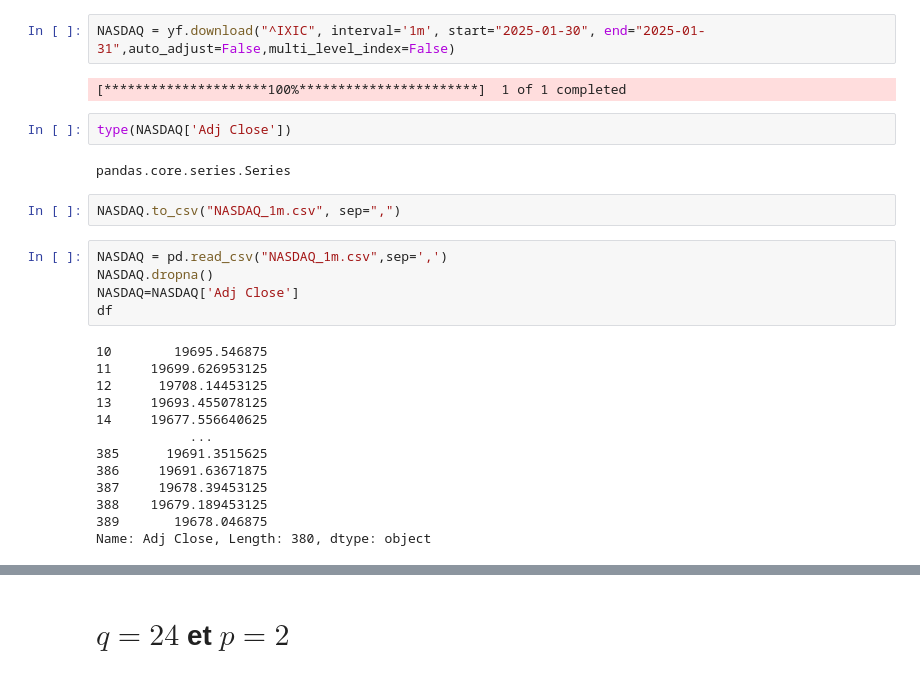
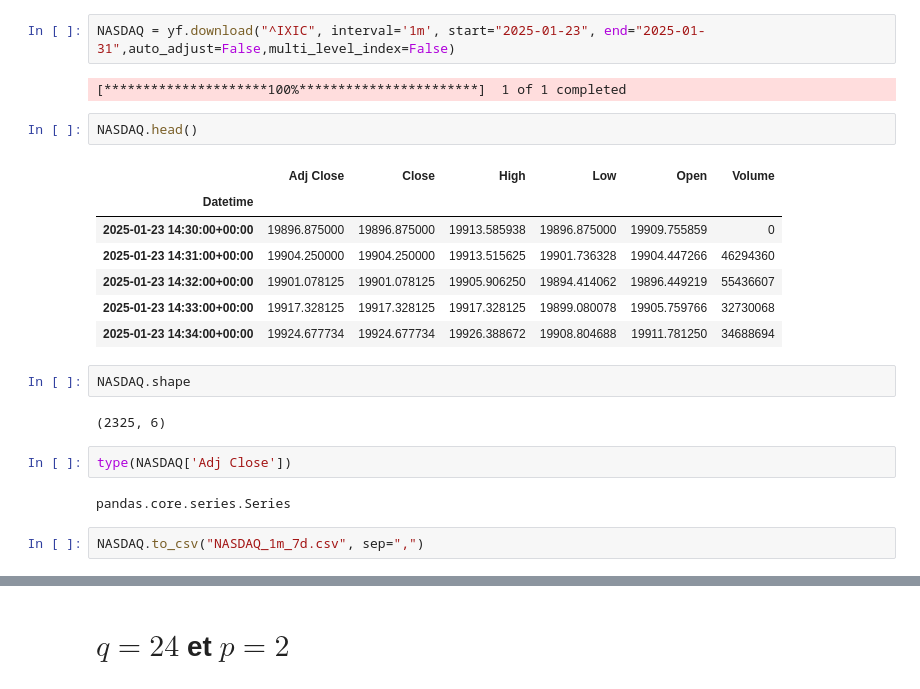
Before and after one commit to issakachaou/M1, a Jupyter notebook: Recherche/CODE_PYTHON/NASDAQ/HIGH_FREQ/NASDAQ_HIGH_FREQ.ipynb, the cells around one changed output, grey strips where cells are left out. Saved outputs shown, nothing was run; the diff lists cells and outputs as text.

```diff
--- a/Recherche/CODE_PYTHON/NASDAQ/HIGH_FREQ/NASDAQ_HIGH_FREQ.ipynb
+++ b/Recherche/CODE_PYTHON/NASDAQ/HIGH_FREQ/NASDAQ_HIGH_FREQ.ipynb
@@ -17,31 +17,27 @@ from statsmodels.tools.eval_measures import rmse, meanabs
 import seaborn as sns
 from statsmodels.stats.diagnostic import het_arch
 # %%
-NASDAQ = yf.download("^IXIC", interval='1m', start="2025-01-30", end="2025-01-31",auto_adjust=False,multi_level_index=False)
+NASDAQ = yf.download("^IXIC", interval='1m', start="2025-01-23", end="2025-01-31",auto_adjust=False,multi_level_index=False)
 # %% [output]
 [*********************100%***********************]  1 of 1 completed
+# %%
+NASDAQ.head()
+# %% [output]
+|  | Adj Close | Close | High | Low | Open | Volume |
+| Datetime |  |  |  |  |  |  |
+| 2025-01-23 14:30:00+00:00 | 19896.875000 | 19896.875000 | 19913.585938 | 19896.875000 | 19909.755859 | 0 |
+| 2025-01-23 14:31:00+00:00 | 19904.250000 | 19904.250000 | 19913.515625 | 19901.736328 | 19904.447266 | 46294360 |
+| 2025-01-23 14:32:00+00:00 | 19901.078125 | 19901.078125 | 19905.906250 | 19894.414062 | 19896.449219 | 55436607 |
+| 2025-01-23 14:33:00+00:00 | 19917.328125 | 19917.328125 | 19917.328125 | 19899.080078 | 19905.759766 | 32730068 |
+| 2025-01-23 14:34:00+00:00 | 19924.677734 | 19924.677734 | 19926.388672 | 19908.804688 | 19911.781250 | 34688694 |
+# %%
+NASDAQ.shape
+# %% [output]
+(2325, 6)
 # %%
 type(NASDAQ['Adj Close'])
 # %% [output]
 pandas.core.series.Series
 # %%
-NASDAQ.to_csv("NASDAQ_1m.csv", sep=",")
+NASDAQ.to_csv("NASDAQ_1m_7d.csv", sep=",")
-# %%
-NASDAQ = pd.read_csv("NASDAQ_1m.csv",sep=',')
-NASDAQ.dropna()
-NASDAQ=NASDAQ['Adj Close']
-df
-# %% [output]
-10        19695.546875
-11     19699.626953125
-12      19708.14453125
-13     19693.455078125
-14     19677.556640625
-            ...
-385      19691.3515625
-386     19691.63671875
-387     19678.39453125
-388    19679.189453125
-389       19678.046875
-Name: Adj Close, Length: 380, dtype: object
 # %%
```
Also changed, not shown: parts of 23 cells of this notebook, 3 other files.
